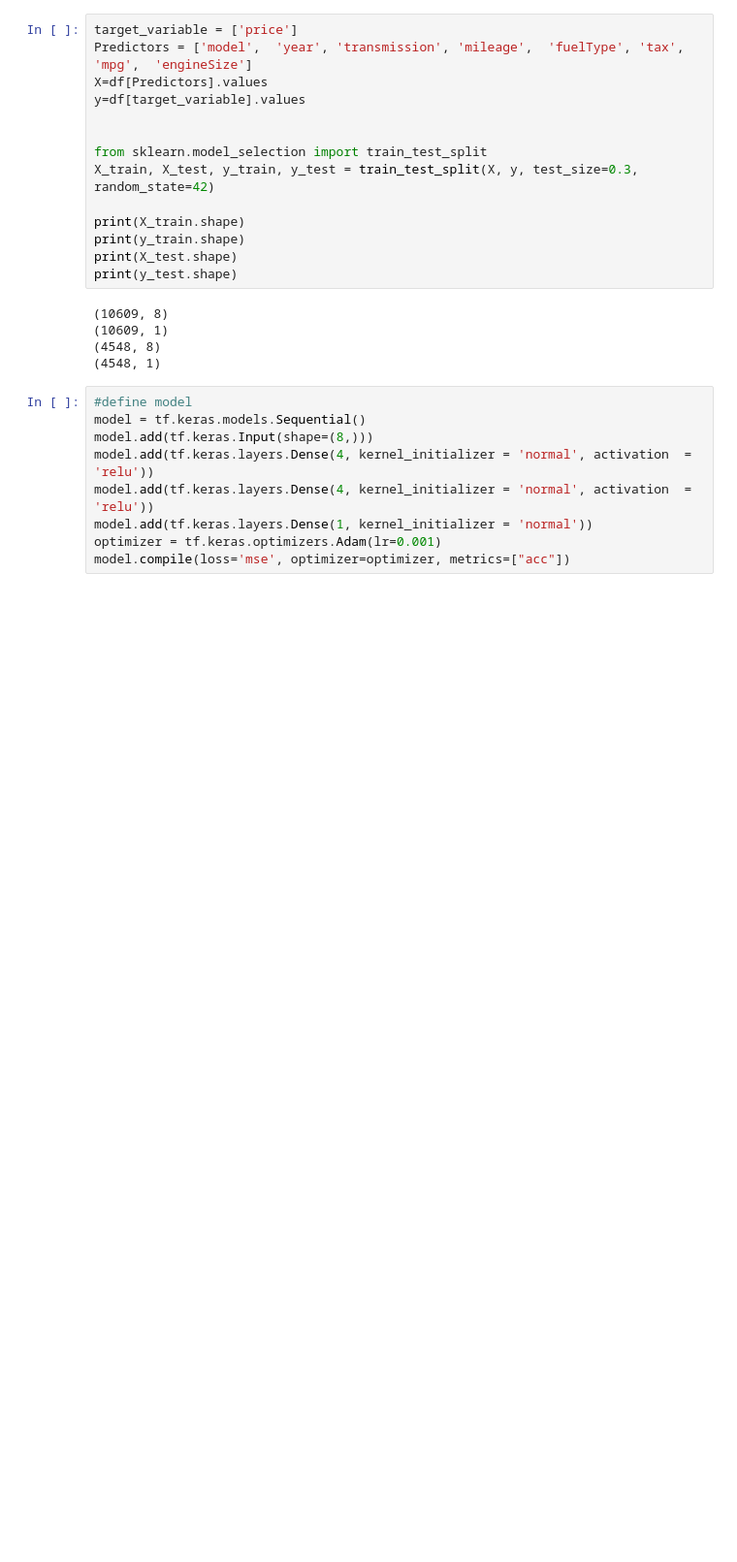
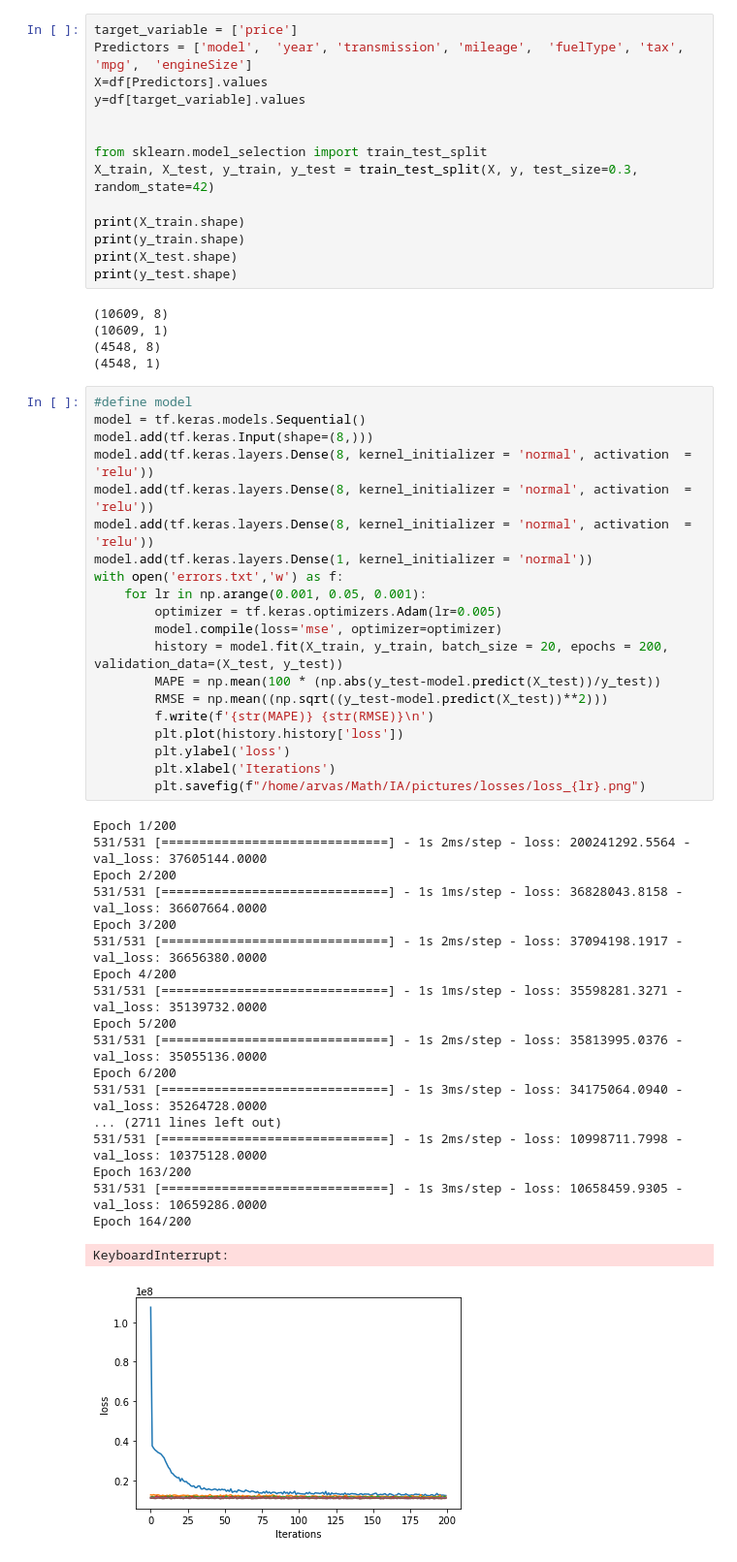
Before and after one commit to arvas123/used-car-price, a Jupyter notebook: Math IA.ipynb, the cells around one changed output. Shown at 97% size. Drawn from its saved outputs; the diff is of its cells as text; blank space fills up the shorter version.

```diff
--- a/Math IA.ipynb
+++ b/Math IA.ipynb
@@ -72,10 +97,41 @@ print(y_test.shape)
 # %%
 #define model
 model = tf.keras.models.Sequential()
 model.add(tf.keras.Input(shape=(8,)))
-model.add(tf.keras.layers.Dense(4, kernel_initializer = 'normal', activation  = 'relu'))
-model.add(tf.keras.layers.Dense(4, kernel_initializer = 'normal', activation  = 'relu'))
+model.add(tf.keras.layers.Dense(8, kernel_initializer = 'normal', activation  = 'relu'))
+model.add(tf.keras.layers.Dense(8, kernel_initializer = 'normal', activation  = 'relu'))
+model.add(tf.keras.layers.Dense(8, kernel_initializer = 'normal', activation  = 'relu'))
 model.add(tf.keras.layers.Dense(1, kernel_initializer = 'normal'))
-optimizer = tf.keras.optimizers.Adam(lr=0.001)
-model.compile(loss='mse', optimizer=optimizer, metrics=["acc"])
+with open('errors.txt','w') as f:
+    for lr in np.arange(0.001, 0.05, 0.001):
+        optimizer = tf.keras.optimizers.Adam(lr=0.005)
+        model.compile(loss='mse', optimizer=optimizer)
+        history = model.fit(X_train, y_train, batch_size = 20, epochs = 200, validation_data=(X_test, y_test))
+        MAPE = np.mean(100 * (np.abs(y_test-model.predict(X_test))/y_test))
+        RMSE = np.mean((np.sqrt((y_test-model.predict(X_test))**2)))
+        f.write(f'{str(MAPE)} {str(RMSE)}\n')
+        plt.plot(history.history['loss'])
+        plt.ylabel('loss')
+        plt.xlabel('Iterations')
+        plt.savefig(f"/home/arvas/Math/IA/pictures/losses/loss_{lr}.png")
+# %% [output]
+Epoch 1/200
+531/531 [==============================] - 1s 2ms/step - loss: 200241292.5564 - val_loss: 37605144.0000
+Epoch 2/200
+531/531 [==============================] - 1s 1ms/step - loss: 36828043.8158 - val_loss: 36607664.0000
+Epoch 3/200
+531/531 [==============================] - 1s 2ms/step - loss: 37094198.1917 - val_loss: 36656380.0000
+Epoch 4/200
+531/531 [==============================] - 1s 1ms/step - loss: 35598281.3271 - val_loss: 35139732.0000
+Epoch 5/200
+531/531 [==============================] - 1s 2ms/step - loss: 35813995.0376 - val_loss: 35055136.0000
+Epoch 6/200
+531/531 [==============================] - 1s 3ms/step - loss: 34175064.0940 - val_loss: 35264728.0000
+... (2711 lines left out)
+531/531 [==============================] - 1s 2ms/step - loss: 10998711.7998 - val_loss: 10375128.0000
+Epoch 163/200
+531/531 [==============================] - 1s 3ms/step - loss: 10658459.9305 - val_loss: 10659286.0000
+Epoch 164/200
+KeyboardInterrupt:
+[figure, added]
 # %%
```
Also changed, not shown: parts of 6 cells of this notebook, 14 other files.
